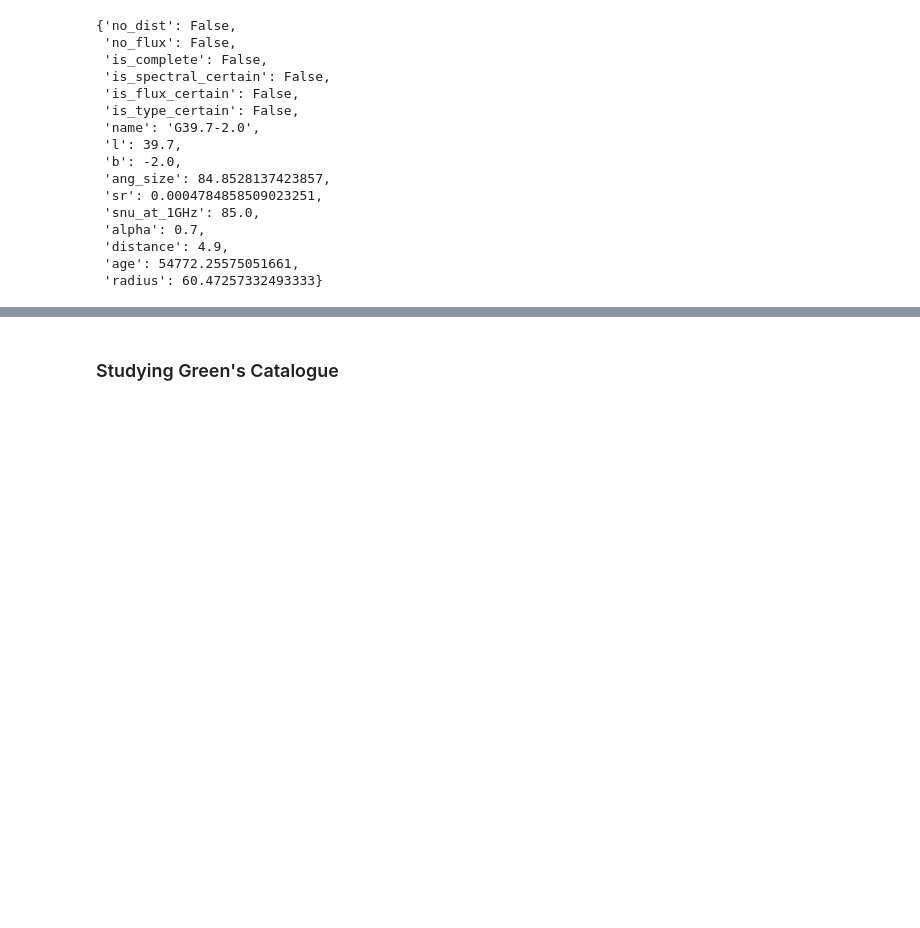
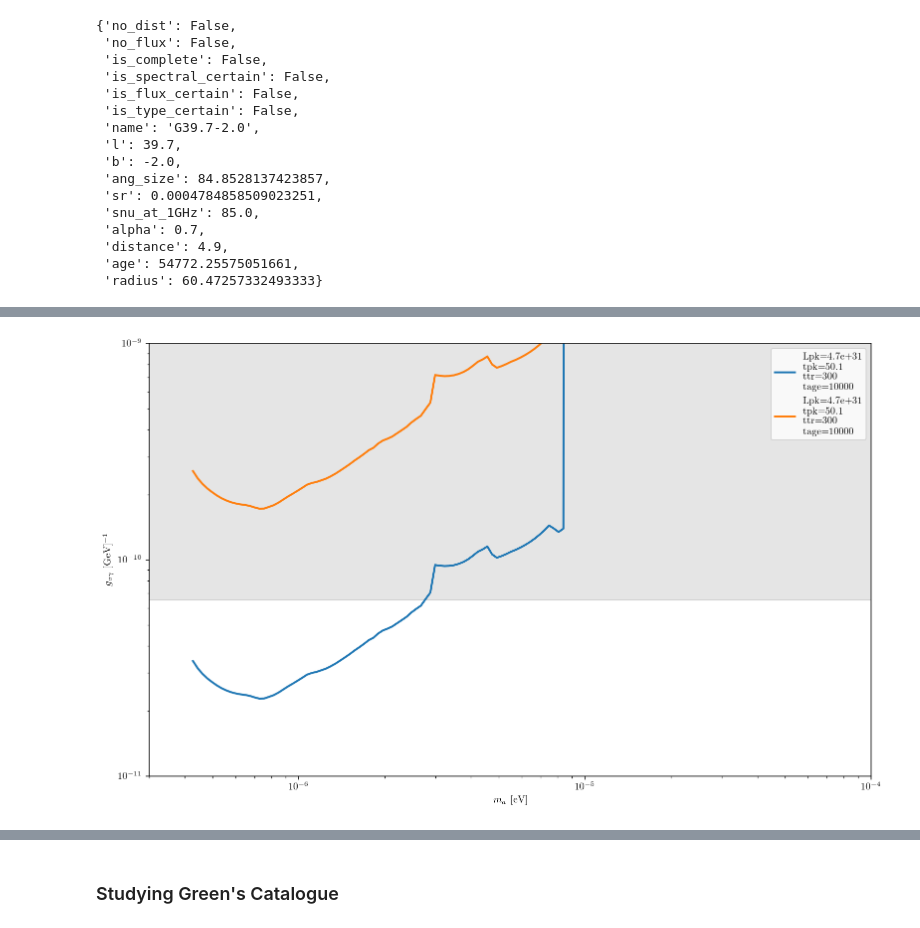
Before and after one commit to ManuelBuenAbad/snr_ghosts, a Jupyter notebook: workspace_notebooks/ws-9_model.ipynb, the cells around one changed output, grey strips where cells are left out. Drawn from its saved outputs; the diff is of its cells as text; code cells hidden in the pictures; blank space fills up the shorter version.

```diff
--- a/workspace_notebooks/ws-9_model.ipynb
+++ b/workspace_notebooks/ws-9_model.ipynb
@@ -247,0 +218,83 @@ array(1.22368481e+33)
+# %%
+ma_arr = np.logspace(np.log10(1e-7), np.log10(2e-4), 200)
+sig_noi_thres = 1.
+ga_ref = 1.e-10 # doesn't matter, will be rescaled
+
+counter = 0
+plt.subplots()
+
+snr = test_snr
+
+for use_free in [True, False]:
+
+    try:
+        distance = snr.get_distance()
+
+    except:
+        continue
+
+#     t_age = snr.get_age()
+    t_age = 10000 # much reduced "effective" age, assuming the rest is in snow-plow
+
+    snu_echo_kwargs = {'tmin_default':None,
+                       'Nt':100000, # for a fine enough array
+                       'xmin':ct._au_over_kpc_,
+                       'xmax_default':100.,
+                       'use_quad':False,
+                       'lin_space':False,
+                       'Nint':100000, # for a fine enough array
+                       't_extra_old':0.
+                      }
+    # data:
+    data = {'deltaE_over_E':ct._deltaE_over_E_,
+            'f_Delta':ct._f_Delta_,
+            'exp':'SKA',
+            'total_observing_time':100.,
+            'verbose':0,
+            'correlation_mode':'interferometry',
+            'average':True
+           }
+
+    t_trans = 300.
+    t_peak = 10.**(ct._mu_log10_tpk_)
+
+    lightcurve_params = {'t_peak':t_peak,
+                         't_age':t_age,
+                         't_trans':t_trans,
+                         'L_today':snr.get_luminosity(),
+                         'use_free_expansion':use_free
+                        }
+
+    sig_noi = md.snr_routine(ma_arr, ga_ref,
+                             snr,
+                             lightcurve_params=lightcurve_params,
+                             snu_echo_kwargs=snu_echo_kwargs,
+                             data=data,
+                             output_all=False)
+
+    ga_arr = ec.ga_reach(sig_noi_thres, sig_noi, ga_ref)
+
+    _, out = ap.L_source(t_age, model='eff',
+                         output_pars=True,
+                         gamma=snr.get_gamma(),
+                         t_peak=t_peak,
+                         t_trans=t_trans,
+                         L_today=snr.get_luminosity(),
+                         t_age=t_age)
+
+    Lpk = out['L_peak']
+
+    plt.plot(ma_arr, ga_arr, lw='2.', alpha=1., label="Lpk=%.1e\ntpk=%.1f\nttr=%d\ntage=%d" % (Lpk, t_peak, int(t_trans), int(t_age)))
+    counter += 1
+
+ga_cast = 6.5e-11
+plt.fill_between([1e-7, 1e-2], ga_cast, 1, color='grey', alpha=0.2)
+
+plt.xscale('log')
+plt.yscale('log')
+plt.ylim(1e-11, 1e-9)
+plt.xlim(3e-7, 1e-4)
+plt.xlabel('$m_a$ [eV]')
+plt.ylabel('$g_{a\gamma}$ [GeV]$^{-1}$')
+plt.legend(loc='best')
+# %% [output]
@@ -247,0 +302 @@ array(1.22368481e+33)
+[figure, added]
```
Also changed, not shown: parts of 8 cells of this notebook, 1 other file.
